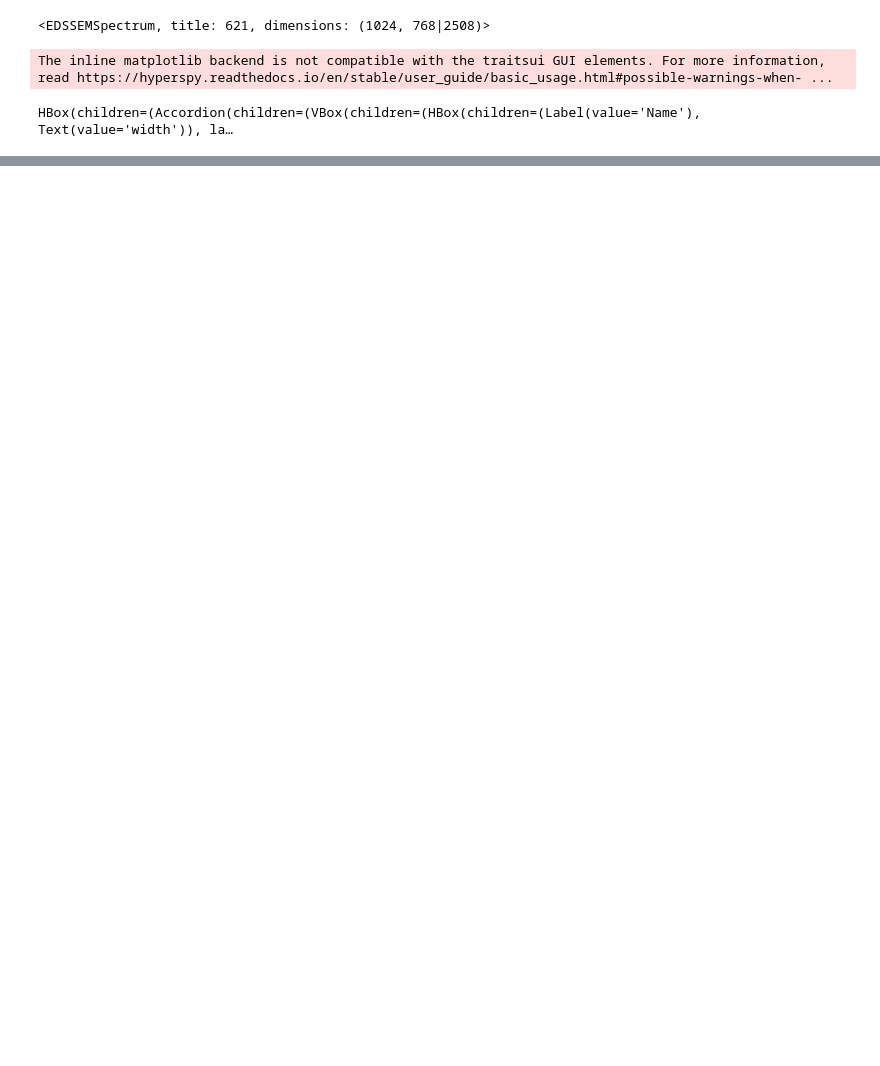
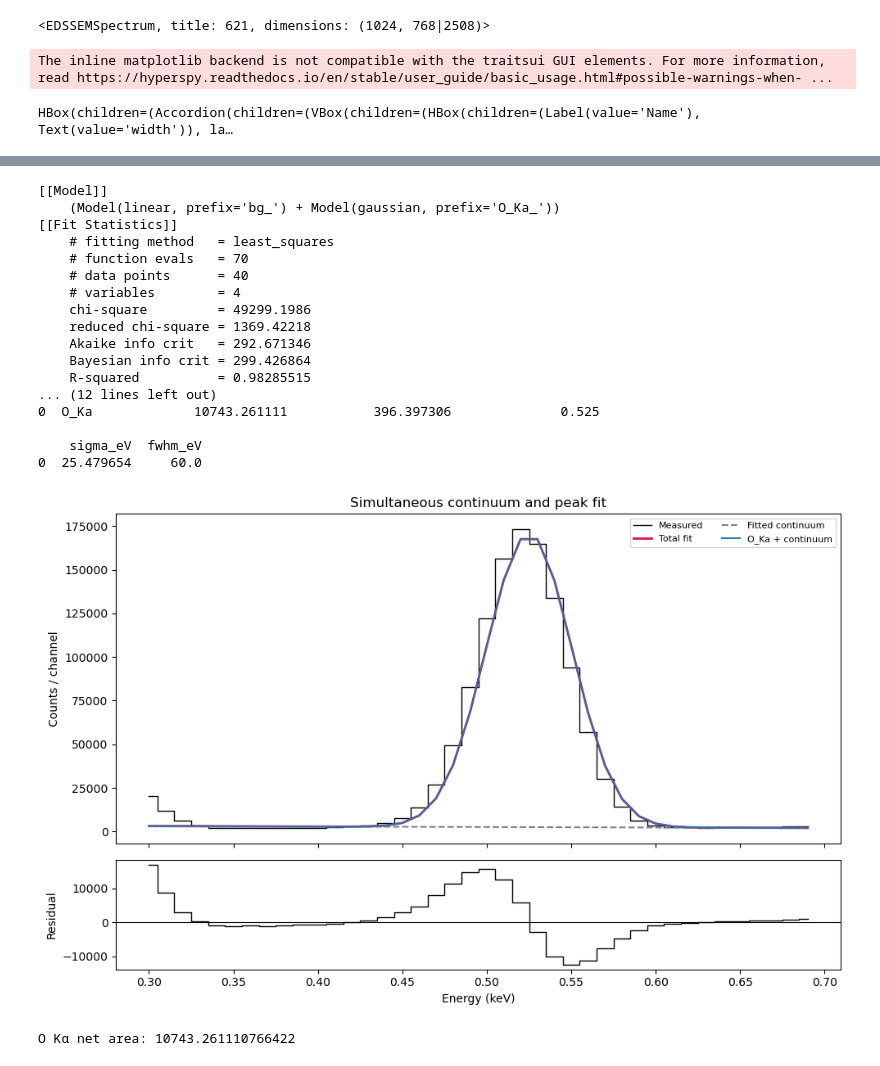
Before and after one commit to lam-thomas-f/Analysis-and-Image-Processing-for-Phase-Specific-Standards-Based-Quantification-of-SEM-EDS-Data, a Jupyter notebook: SRM621.ipynb, the cells around one changed output, grey strips where cells are left out. Cells and saved outputs as stored; diff of their text form; code cells hidden in the pictures; blank space fills up the shorter version.

```diff
--- a/SRM621.ipynb
+++ b/SRM621.ipynb
@@ -32 +239,49 @@ sum_spec._plot.signal_plot.ax.set_xlim(0.2, 7)
+# %%
+ss = sum_spec
+
+energy_keV = ss.axes_manager.signal_axes[0].axis
+counts = np.asarray(ss.data).squeeze()
+
+result = fit_low_energy_eds(
+    energy_keV,
+    counts,
+    e_min=0.3,
+    e_max=0.7,
+    fwhm_eV=100.0,
+    background="linear",
+    allow_energy_shift=False,
+)
+
+areas = fitted_peak_areas(result)
+
+print(result.fit_report())
+print(areas)
+
+fig = plot_low_energy_fit(result)
+plt.show()
+# %% [output]
+[[Model]]
+    (Model(linear, prefix='bg_') + Model(gaussian, prefix='O_Ka_'))
+[[Fit Statistics]]
+    # fitting method   = least_squares
+    # function evals   = 70
+    # data points      = 40
+    # variables        = 4
+    chi-square         = 49299.1986
+    reduced chi-square = 1369.42218
+    Akaike info crit   = 292.671346
+    Bayesian info crit = 299.426864
+    R-squared          = 0.98285515
+... (12 lines left out)
+0  O_Ka             10743.261111           396.397306              0.525
+
+    sigma_eV  fwhm_eV
+0  25.479654     60.0
+[figure, added]
+# %%
+O_Ka_area = result.params["O_Ka_amplitude"].value
+print("O Kα net area:", O_Ka_area)
+O_net = O_Ka_area
+# %% [output]
+O Kα net area: 10743.261110766422
 # %%
```
Also changed, not shown: parts of 15 cells of this notebook, 10 other files.
